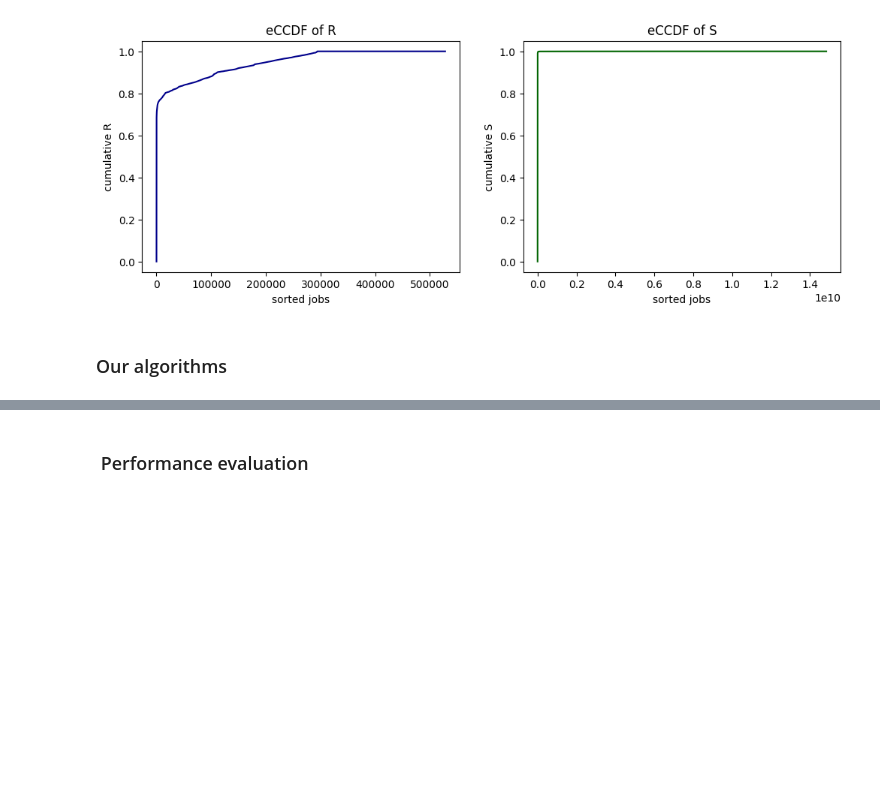
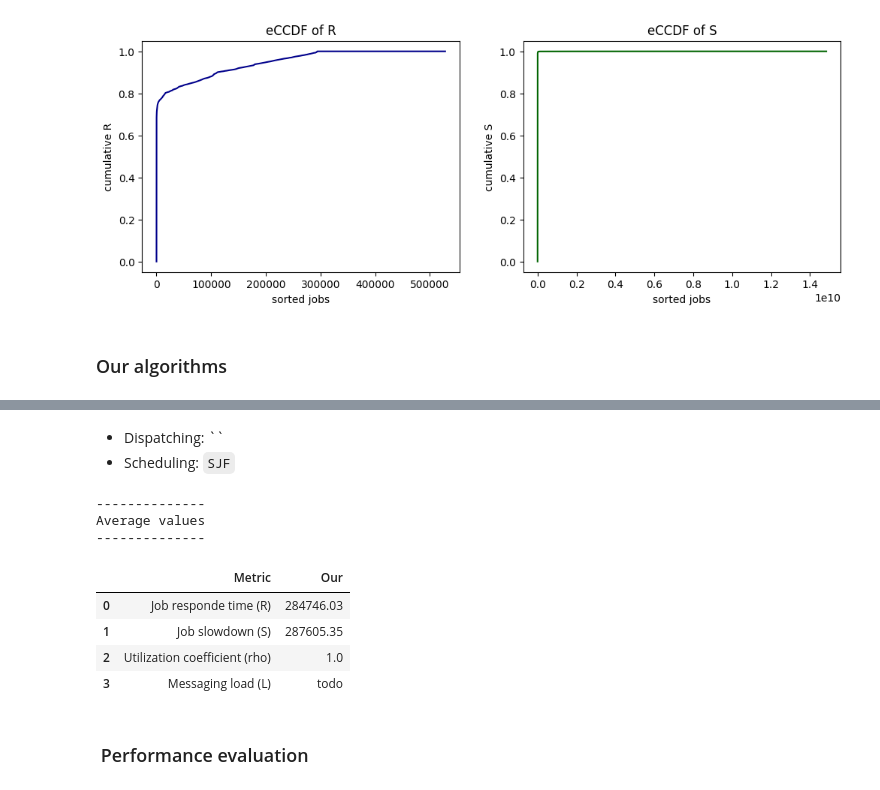
Before and after one commit to Matteo-Candi/Data_Center, a Jupyter notebook: Hw_2/main.ipynb, the cells around one changed output, grey strips where cells are left out. Cells and saved outputs as stored; diff of their text form; code cells hidden in the pictures; blank space fills up the shorter version.

```diff
--- a/Hw_2/main.ipynb
+++ b/Hw_2/main.ipynb
@@ -375,0 +377,3 @@ Our scheduling algorithms (`LAS`)
+# %% [markdown]
+- Dispatching: ``
+- Scheduling: `SJF`
@@ -376,3 +474,59 @@ Our scheduling algorithms (`LAS`)
+# %%
+# data = data.head(200_000)
+
+
+simulation(data, N)
+# %%
+rows = []
+for key, obj in tasks.items():
+    new_row = vars(tasks[key])
+    row = {key: val for key, val in new_row.items()}
+    rows.append(row)
+
+df_tasks = pd.DataFrame(rows)
+df_tasks['final_time'] = df_tasks['ta'] + df_tasks['end_time']
+
+stats_df = df_tasks.groupby('jid').agg({'ta': 'min', 'final_time': 'max', 'X': 'sum'})
+stats_df = stats_df.rename(columns={'ta': 'min_ta', 'final_time': 'max_ta_end_time', 'X': 'tot_job_X'})
+stats_df['R'] = stats_df['max_ta_end_time'] - stats_df['min_ta']
+stats_df = stats_df.reset_index()
+stats_df['S'] = stats_df['R'] / stats_df['tot_job_X']
+stats_df['S'] = stats_df['S'].replace(np.inf, 1)
+stats_df['S'] = stats_df['S'].replace(np.nan, 1)
+
+rows = []
+for key, obj in servers.items():
+    new_row = vars(servers[key])
+    row = {attributo: valore for attributo, valore in new_row.items()}
+    rows.append(row)
+
+df_servers = pd.DataFrame(rows)
+
+
+R_avg = stats_df.R.mean()
+S_avg = stats_df.S.mean()
+tot_task_arrival = max(df_tasks['final_time']) - min(data.t_a)
+rho_avg = (1 - (df_servers.inactive_time / tot_task_arrival)).mean()
+# l_avg = df_servers.n_messages.mean()
+
+summaries = {'Metric': ['Job responde time (R)', 'Job slowdown (S)', 'Utilization coefficient (rho)', 'Messaging load (L)'],
+             'Our': [round(R_avg, 2), round(S_avg, 2), round(rho_avg, 3), 'todo']}
+
+df_summaries = pd.DataFrame(summaries)
+
+print('-' * 14)
+print('Average values')
+print('-' * 14)
+display(df_summaries)
+# %% [output]
+--------------
+Average values
+--------------
+|  | Metric | Our |
+| 0 | Job responde time (R) | 284746.03 |
+| 1 | Job slowdown (S) | 287605.35 |
+| 2 | Utilization coefficient (rho) | 1.0 |
+| 3 | Messaging load (L) | todo |
 # %% [markdown]
 ###  Performance evaluation
 # %% [markdown]
```
Also changed, not shown: parts of 9 cells of this notebook.
